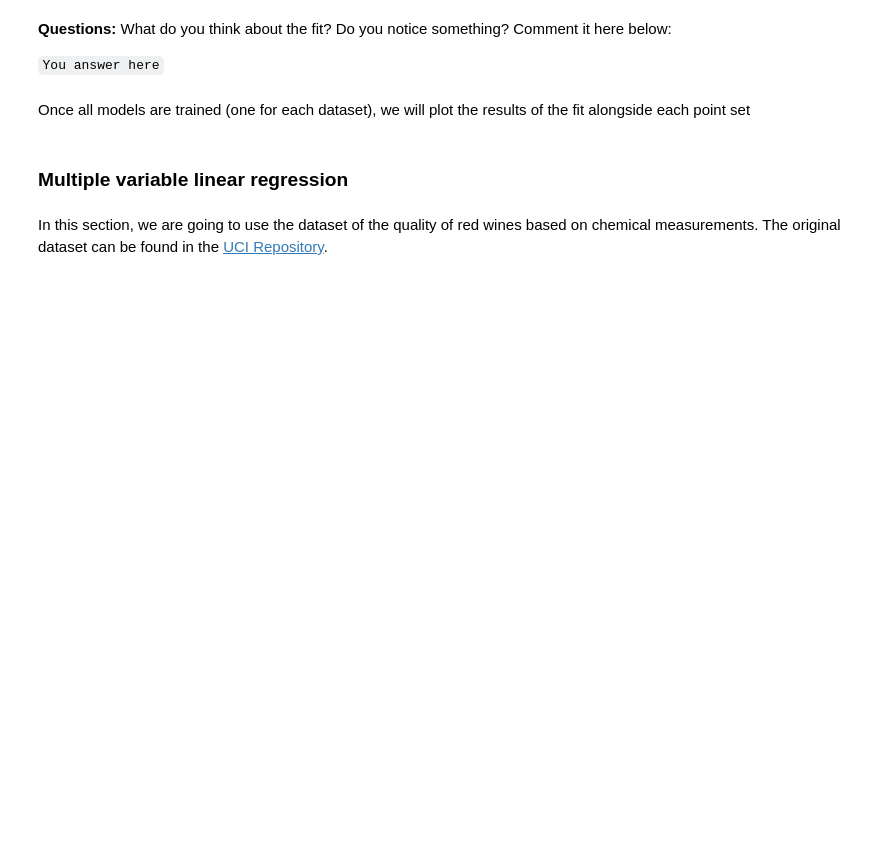
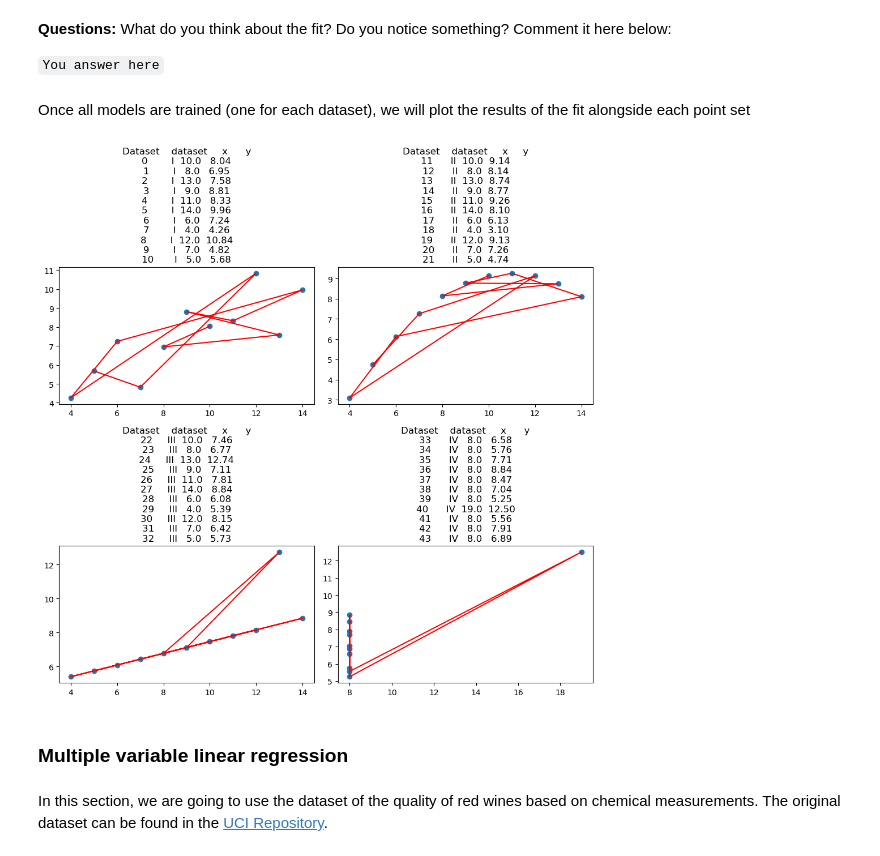
Before and after one commit to ICAI-IMAT-ML/p2-3-LuisGV10, a Jupyter notebook: notebook/Lab_2_3_LinearRegression.ipynb, the cells around one changed output. Drawn from its saved outputs; the diff is of its cells as text; code cells hidden in the pictures; blank space fills up the shorter version.

```diff
--- a/notebook/Lab_2_3_LinearRegression.ipynb
+++ b/notebook/Lab_2_3_LinearRegression.ipynb
@@ -66,20 +86,22 @@ Once all models are trained (one for each dataset), we will plot the results of
 # %%
 # Visualizing the datasets with their regression lines
 fig, axs = plt.subplots(2, 2, figsize=(10, 10))
 axs = axs.flatten()
 
 for i, dataset in enumerate(datasets):
 
-    # TODO: Select the dataset for each case
-    data = None
+    # Select the dataset for each case
+    data = dataset
     axs[i].scatter(data['x'], data['y'])
 
-    # TODO: Plot the data and the fit (fill the "None" value)
-    axs[i].plot(data['x'], None, color='red')  # Regression line
+    # Plot the data and the fit (fill the "None" value)
+    axs[i].plot(data['x'], data['y'], color='red')  # Regression line
     axs[i].set_title(f"Dataset {dataset}")
 
 plt.tight_layout()
 plt.show()
+# %% [output]
+[figure, added]
 # %% [markdown]
 ### Multiple variable linear regression
 # %% [markdown]
```
Also changed, not shown: parts of 7 cells of this notebook, 1 other file.
